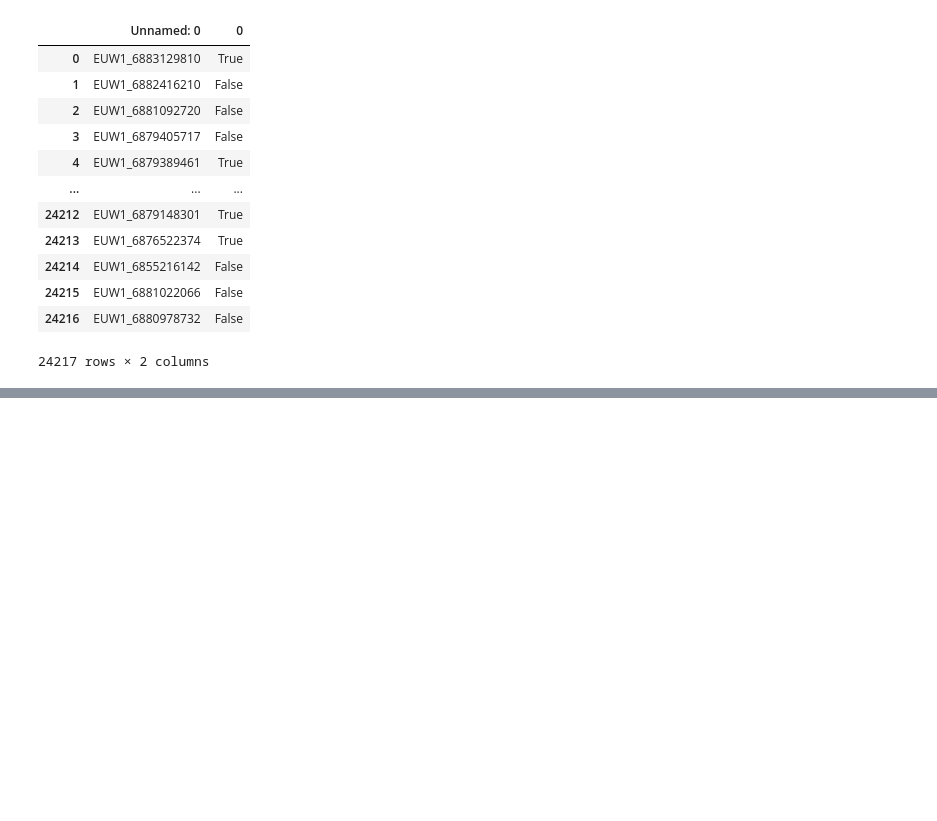
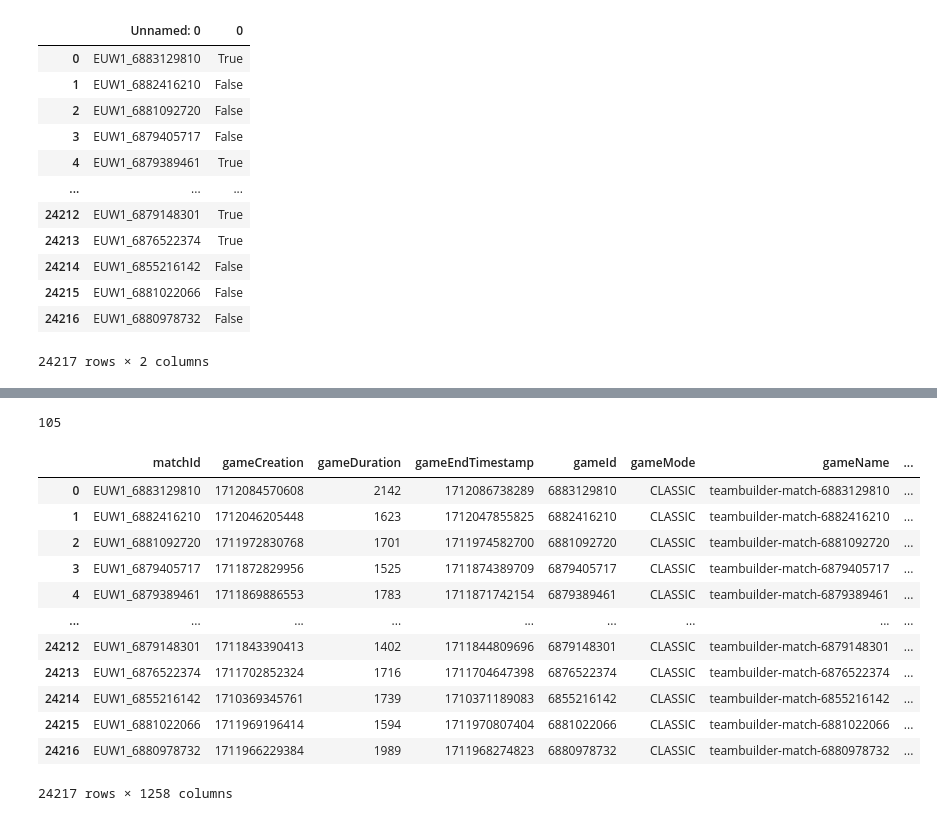
Before and after one commit to Qesterius/Lol_match_outcome_prediction, a Jupyter notebook: prepare_timestamps_dataset.ipynb, the cells around one changed output, grey strips where cells are left out. Drawn from its saved outputs; the diff is of its cells as text; code cells hidden in the pictures; blank space fills up the shorter version.

Commit message:
matches data csv prepared (but with some problems)

```diff
--- a/prepare_timestamps_dataset.ipynb
+++ b/prepare_timestamps_dataset.ipynb
@@ -222,0 +411,7 @@ pd.read_csv('data_csv/first_win.csv')
+# %%
+combined_objectives_features = [f"t{t_idx}_objectives_{key}_{subkey}"
+                          for key in first_match['info']['teams'][0]['objectives'].keys()
+                          for subkey in first_match['info']['teams'][0]['objectives']['baron'].keys()
+                          for t_idx in [0, 1]]
+
+combined_objectives_features
@@ -222,0 +446,5 @@ pd.read_csv('data_csv/first_win.csv')
+# %%
+all_features = ['matchId'] + main_features + combined_participant_features + combined_perk_stats_features + combined_bans_features + combined_objectives_features
+# combined_challenges_features
+
+len(all_features)
@@ -222,0 +512,7 @@ pd.read_csv('data_csv/first_win.csv')
+# %%
+not_full_columns = []
+
+for key, value in matches_results.items():
+    if len(value) != total_matches:
+        print(f"{key} -> {len(value)}")
+        not_full_columns.append(key)
@@ -222,0 +537,24 @@ pd.read_csv('data_csv/first_win.csv')
+# %%
+len(not_full_columns)
+# %% [output]
+105
+# %%
+filtered_matches_results = {key: value for key, value in matches_results.items() if key not in not_full_columns}
+#TODO - maybe we can find some better solution for this problem, not to delete whole columns because of 1-3 missing valuesS
+# %%
+matches_df = pd.DataFrame(filtered_matches_results)
+matches_df
+# %% [output]
+|  | matchId | gameCreation | gameDuration | gameEndTimestamp | gameId | gameMode | gameName | ... |
+| 0 | EUW1_6883129810 | 1712084570608 | 2142 | 1712086738289 | 6883129810 | CLASSIC | teambuilder-match-6883129810 | ... |
+| 1 | EUW1_6882416210 | 1712046205448 | 1623 | 1712047855825 | 6882416210 | CLASSIC | teambuilder-match-6882416210 | ... |
+| 2 | EUW1_6881092720 | 1711972830768 | 1701 | 1711974582700 | 6881092720 | CLASSIC | teambuilder-match-6881092720 | ... |
+| 3 | EUW1_6879405717 | 1711872829956 | 1525 | 1711874389709 | 6879405717 | CLASSIC | teambuilder-match-6879405717 | ... |
+| 4 | EUW1_6879389461 | 1711869886553 | 1783 | 1711871742154 | 6879389461 | CLASSIC | teambuilder-match-6879389461 | ... |
+| ... | ... | ... | ... | ... | ... | ... | ... | ... |
+| 24212 | EUW1_6879148301 | 1711843390413 | 1402 | 1711844809696 | 6879148301 | CLASSIC | teambuilder-match-6879148301 | ... |
+| 24213 | EUW1_6876522374 | 1711702852324 | 1716 | 1711704647398 | 6876522374 | CLASSIC | teambuilder-match-6876522374 | ... |
+| 24214 | EUW1_6855216142 | 1710369345761 | 1739 | 1710371189083 | 6855216142 | CLASSIC | teambuilder-match-6855216142 | ... |
+| 24215 | EUW1_6881022066 | 1711969196414 | 1594 | 1711970807404 | 6881022066 | CLASSIC | teambuilder-match-6881022066 | ... |
+| 24216 | EUW1_6880978732 | 1711966229384 | 1989 | 1711968274823 | 6880978732 | CLASSIC | teambuilder-match-6880978732 | ... |
+24217 rows × 1258 columns
```
Also changed, not shown: parts of 15 cells of this notebook, 1 other file.
